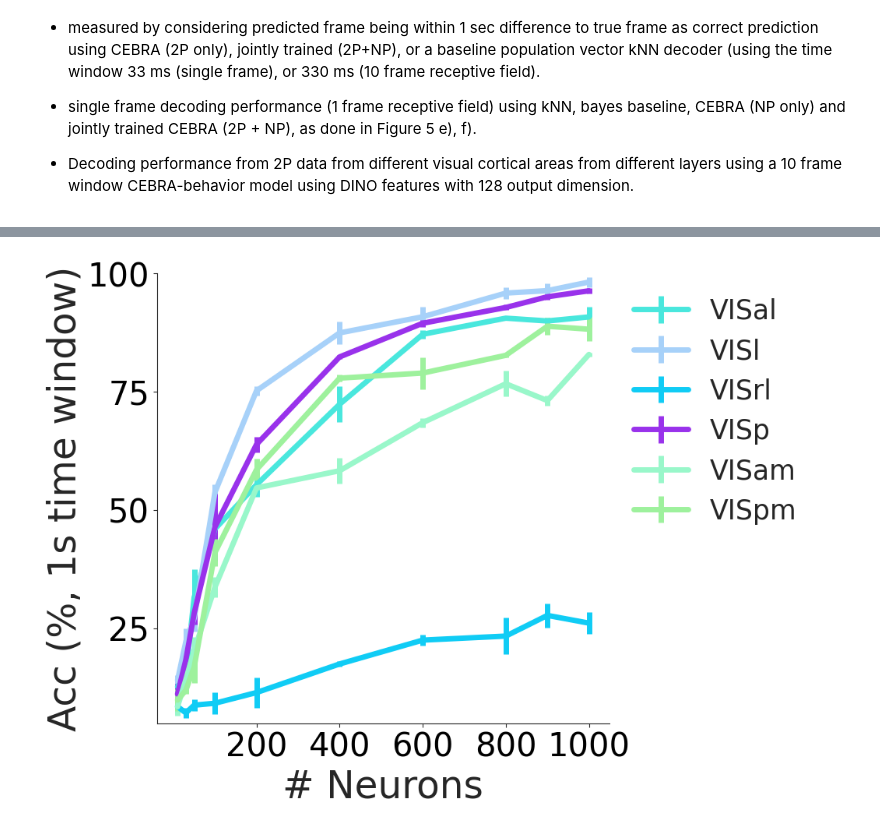
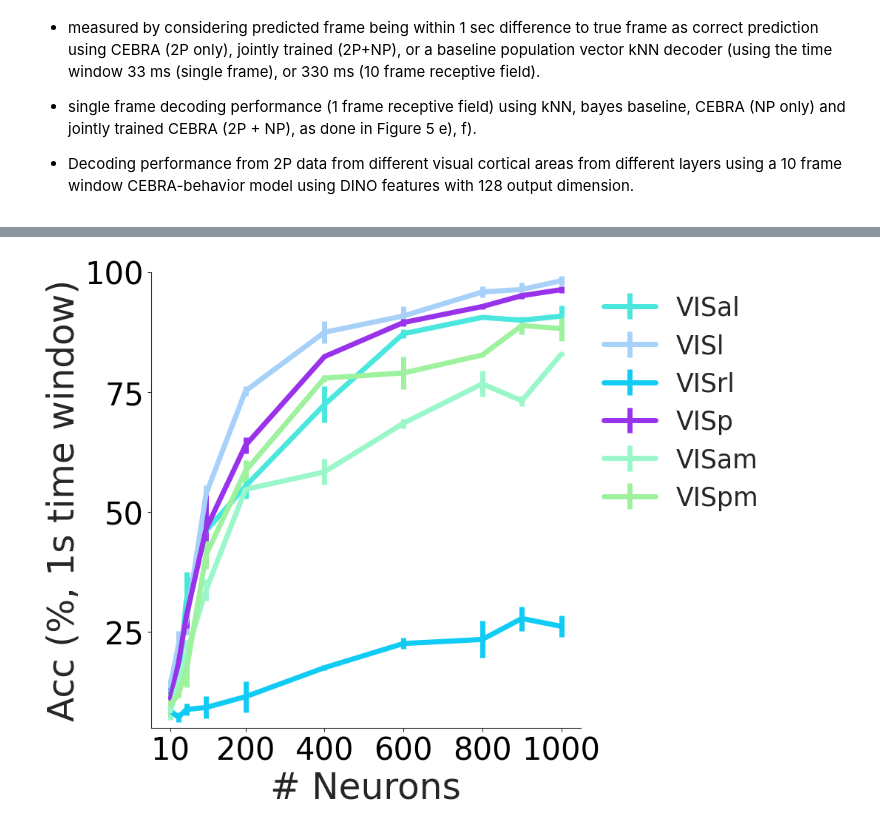
Before and after one commit to AdaptiveMotorControlLab/cebra-figures, a Jupyter notebook: figures/ExtendedDataFigure10.ipynb, the cells around one changed output, grey strips where cells are left out. Cells and saved outputs as stored; diff of their text form; code cells hidden in the pictures.

Commit message:
Fix allen scale in all figures

```diff
--- a/figures/ExtendedDataFigure10.ipynb
+++ b/figures/ExtendedDataFigure10.ipynb
@@ -88,15 +88,16 @@ def set_ax(ax):
     ax.spines["right"].set_visible(False)
     ax.spines["top"].set_visible(False)
     ax.set_xticks(
-        np.arange(10), [10, 30, 50, 100, 200, 400, 600, 800, 900, 1000], fontsize=15
+        [10, 200, 400, 600, 800, 1000], [10, 200, 400, 600, 800, 1000], fontsize=30
     )
     ax.set_yticks(np.linspace(0, 100, 5), np.linspace(0, 100, 5).astype(int), fontsize=30)
     ax.set_xlabel("# Neurons", fontsize=30)
     ax.set_ylabel("$R^2$", fontsize=30)
-    l1 = ax.legend(fontsize=15, loc="lower right", title_fontsize=15, frameon=False)
+    l1 = ax.legend(fontsize=20, loc="lower right", title_fontsize=15, frameon=False)
 
 fig=plt.figure(figsize=(20, 16))
 plt.subplots_adjust(wspace=0.5, hspace=0.5)
+ns = [10, 30, 50, 100, 200, 400, 600, 800, 900, 1000]
 for i, d in enumerate([8, 64]):
     ax1 = plt.subplot(2, 2, i + 1)
 
@@ -104,7 +105,7 @@ for i, d in enumerate([8, 64]):
     np_np_joint_res = get_mean_err_dic(data["consistency"]["np-np_joint"][d])
 
     ax1.errorbar(
-        np.arange(10),
+        ns,
         ca_ca_joint_res[0],
         ca_ca_joint_res[1],
         label="Ca-Ca joint",
@@ -113,7 +114,7 @@ for i, d in enumerate([8, 64]):
         linewidth=8,
     )
     ax1.errorbar(
-        np.arange(10),
+        ns,
         np_np_joint_res[0],
         np_np_joint_res[1],
         label="Neuropixel-Neuropixel joint",
@@ -131,7 +132,7 @@ for i, d in enumerate([8, 64]):
     joint = get_mean_err_dic(data["consistency"]["joint"][d])
 
     ax2.errorbar(
-        np.arange(10),
+        ns,
         joint[0],
         joint[1],
         label="Joint",
@@ -140,7 +141,7 @@ for i, d in enumerate([8, 64]):
         linewidth=8,
     )
     ax2.errorbar(
-        np.arange(10),
+        ns,
         individual[0],
         individual[1],
         label="Individual",
@@ -339,11 +340,11 @@ def mean_err(accs):
     return means, errors
 
 def set_ax(ax):
-    _num_neurons = [200,400,600,800,1000]
+    _num_neurons = [10,200,400,600,800,1000]
     ax.spines['top'].set_visible(False)
     ax.spines['right'].set_visible(False)
     ax.set_xticks(
-        _num_neurons, _num_neurons, fontsize=25
+        _num_neurons, _num_neurons, fontsize=27
     )
     ax.set_yticks(np.linspace(0, 100, 5), np.linspace(0, 100, 5).astype(int), fontsize=30)
     ax.set_xlabel("# Neurons", fontsize=30)
@@ -553,33 +554,33 @@ colors = {
     'VISal': '#49E7DD',
     'VISp': "#9932EB",
     'VISam':"#99F7CA",
     'VISpm':"#9EF19D"
 
 }
 
 ca_decoding = data['ca_area']
 
-fig=plt.figure(figsize=(7.5,7.5))
+fig=plt.figure(figsize=(7.5,8))
 #plt.title('Decoding by cortical area - DINO feature', fontsize=35, y=1.1)
 ax = plt.subplot(111)
 for area in ['VISal', 'VISl', 'VISrl', 'VISp', 'VISam', 'VISpm']:
     ax.errorbar([10,30, 50, 100, 200, 400, 600, 800, 900,1000], [np.mean(ca_decoding[area][k])
                                 for k in [10,30, 50, 100, 200, 400, 600, 800, 900, 1000]],
                 [np.std(ca_decoding[area][k])/np.sqrt(len(ca_decoding[area][k]))
                                 for k in [10,30, 50, 100, 200, 400, 600, 800, 900, 1000]],
                 label = area,
                 lw = 5, color = colors[area])
 
 ax.spines.right.set_visible(False)
 ax.spines.top.set_visible(False)
 
-plt.xticks([10,30, 50, 100, 200, 400, 600, 800, 1000][4:], [10,30, 50, 100, 200, 400, 600, 800, 1000][4:], fontsize = 30, color = 'k')
+plt.xticks([10, 200, 400, 600, 800, 1000], [10, 200, 400, 600, 800, 1000], fontsize = 30, color = 'k')
 
 plt.yticks( np.linspace(0, 100, 5),np.linspace(0, 100, 5,dtype = int), color = 'k', fontsize=30)
 
 plt.xlabel('# Neurons', fontsize=35)
 plt.ylabel('Acc (%, 1s time window)', fontsize=35)
 plt.ylim(5,100)
 l=plt.legend(frameon = False, bbox_to_anchor=[1,1], fontsize=25 )
 # %% [output]
-[figure, old version]
+[figure, new version]
```
Also changed, not shown: parts of 6 cells of this notebook, 4 other files.
